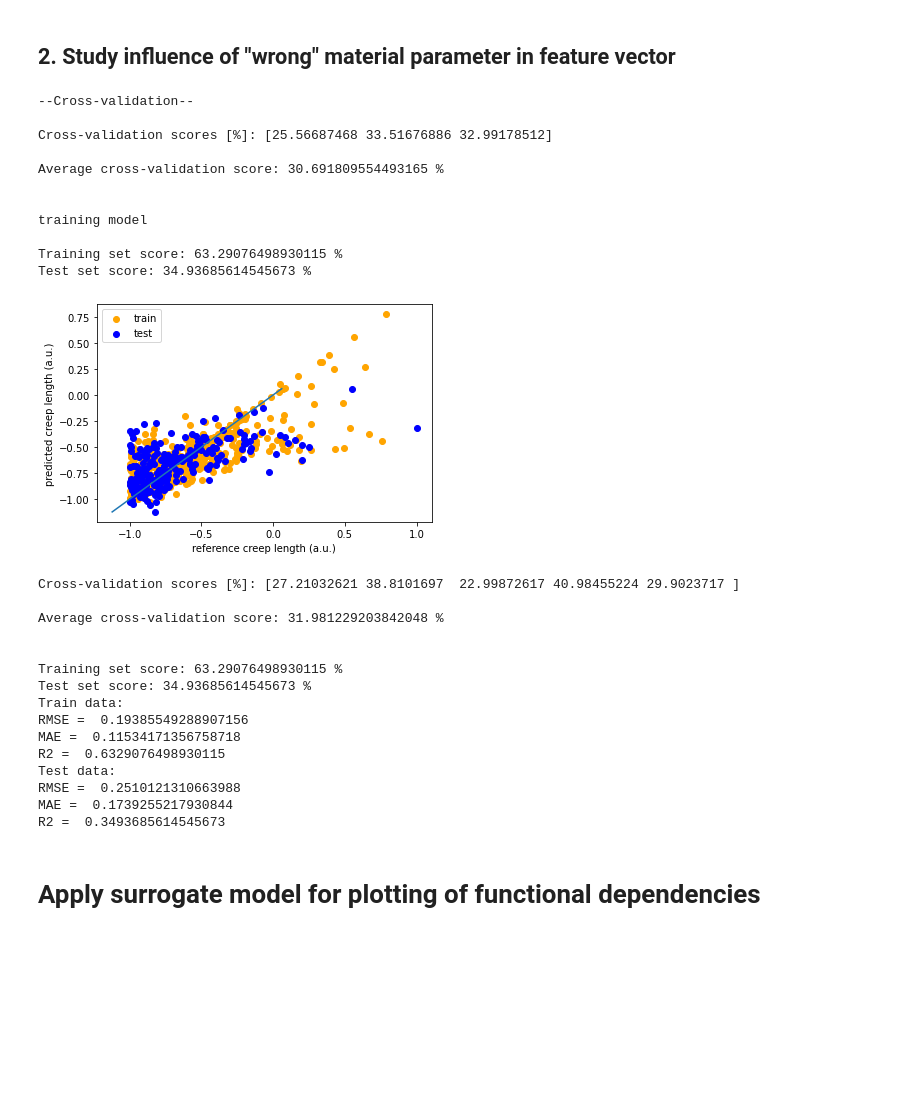
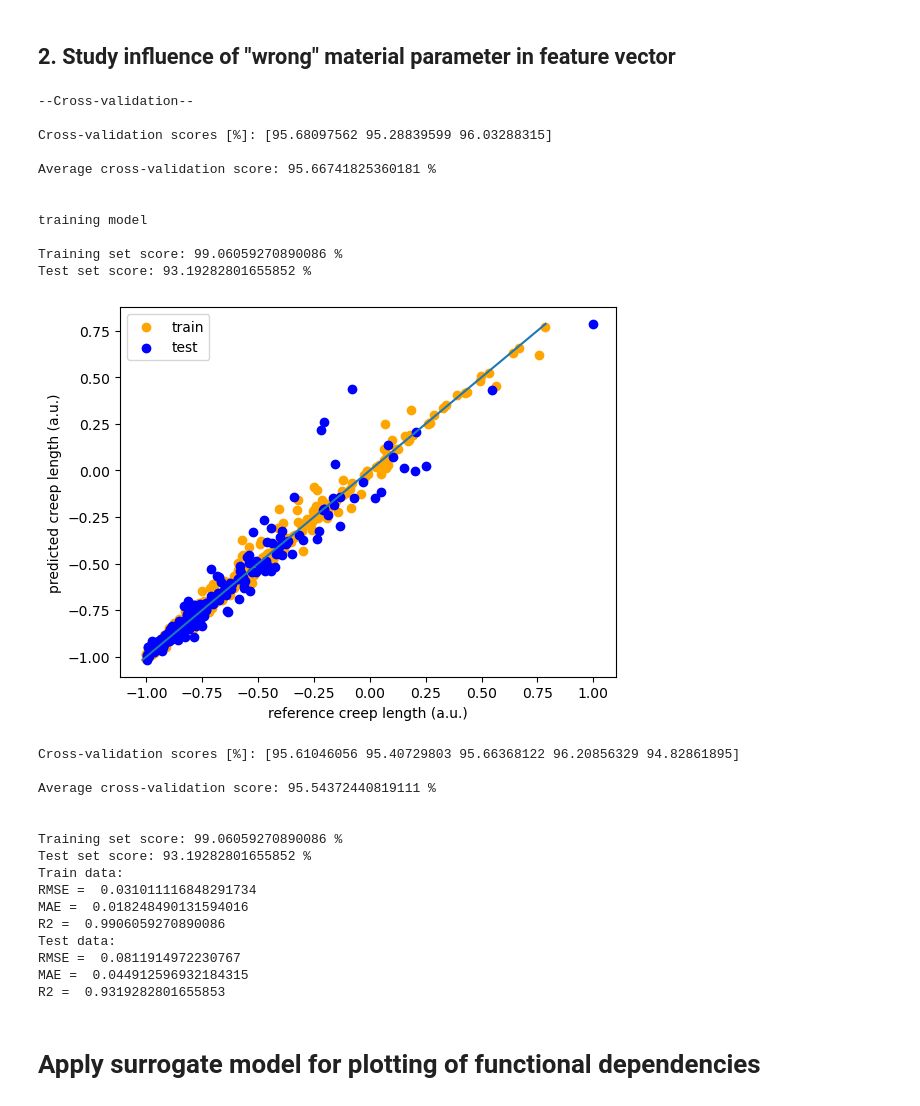
Before and after one commit to AHartmaier/ML-Tutorial, a Jupyter notebook: Surrogate-Indentation-SVR.ipynb, the cells around one changed output. Saved outputs shown, nothing was run; the diff lists cells and outputs as text; code cells hidden in the pictures; blank space fills up the shorter version.

```diff
--- a/Surrogate-Indentation-SVR.ipynb
+++ b/Surrogate-Indentation-SVR.ipynb
@@ -404,7 +435,7 @@ R2 =  0.9319282801655853
 ## 2. Study influence of "wrong" material parameter in feature vector
 # %%
 # Exchange "A0" against "A" in feature vector
-InNames_w = ['n','m','A','C1', 'g1', 'C2','Q','b']
+InNames_w = ['n','m','A0','C1', 'g1', 'C2','Q','b']
 input_data_w = AllData[InNames_w]
 
 ''' Preprocessing data '''
@@ -431,53 +462,53 @@ train_score = 100*svr.score(X_train, y_train)
 test_score = 100*svr.score(X_test, y_test)
 print("Training set score: {} %".format(train_score))
 print("Test set score: {} %".format(test_score))
 
 #graphical output
 y_predict_test=svr.predict(X_test)
 y_predict_train=svr.predict(X_train)
 y_predict = svr.predict(input_data)
 y_max = max(y_predict_test)
 y_min = min(y_predict_test)
 plt.plot([y_min,y_max],[y_min,y_max])
 plt.scatter(y_train,y_predict_train,c='orange',label='train')
 plt.scatter(y_test,y_predict_test,c='b',label='test')
 plt.legend()
 plt.xlabel('reference creep length (a.u.)')
 plt.ylabel('predicted creep length (a.u.)')
 plt.show()
 
 #calculate statistical data for quality of training
 my_scorer_cv(svr, X_train=X_train, y_train=y_train, exponentiate=False)
 my_scorer_test(svr, X_train=X_train,X_test=X_test, y_train=y_train, y_test=y_test, exponentiate=False)
 my_scorer(svr)
 # %% [output]
 --Cross-validation--
 
-Cross-validation scores [%]: [25.56687468 33.51676886 32.99178512]
+Cross-validation scores [%]: [95.68097562 95.28839599 96.03288315]
 
-Average cross-validation score: 30.691809554493165 %
+Average cross-validation score: 95.66741825360181 %
 
 
 training model
 
-Training set score: 63.29076498930115 %
-Test set score: 34.93685614545673 %
+Training set score: 99.06059270890086 %
+Test set score: 93.19282801655852 %
-[figure, old version]
+[figure, new version]
-Cross-validation scores [%]: [27.21032621 38.8101697  22.99872617 40.98455224 29.9023717 ]
+Cross-validation scores [%]: [95.61046056 95.40729803 95.66368122 96.20856329 94.82861895]
 
-Average cross-validation score: 31.981229203842048 %
+Average cross-validation score: 95.54372440819111 %
 
 
-Training set score: 63.29076498930115 %
-Test set score: 34.93685614545673 %
+Training set score: 99.06059270890086 %
+Test set score: 93.19282801655852 %
 Train data:
-RMSE =  0.19385549288907156
-MAE =  0.11534171356758718
-R2 =  0.6329076498930115
+RMSE =  0.031011116848291734
+MAE =  0.018248490131594016
+R2 =  0.9906059270890086
 Test data:
-RMSE =  0.2510121310663988
-MAE =  0.1739255217930844
-R2 =  0.3493685614545673
+RMSE =  0.0811914972230767
+MAE =  0.044912596932184315
+R2 =  0.9319282801655853
 # %% [markdown]
 # Apply surrogate model for plotting of functional dependencies
 # %%
```
Also changed, not shown: parts of 7 cells of this notebook, 2 other files.
